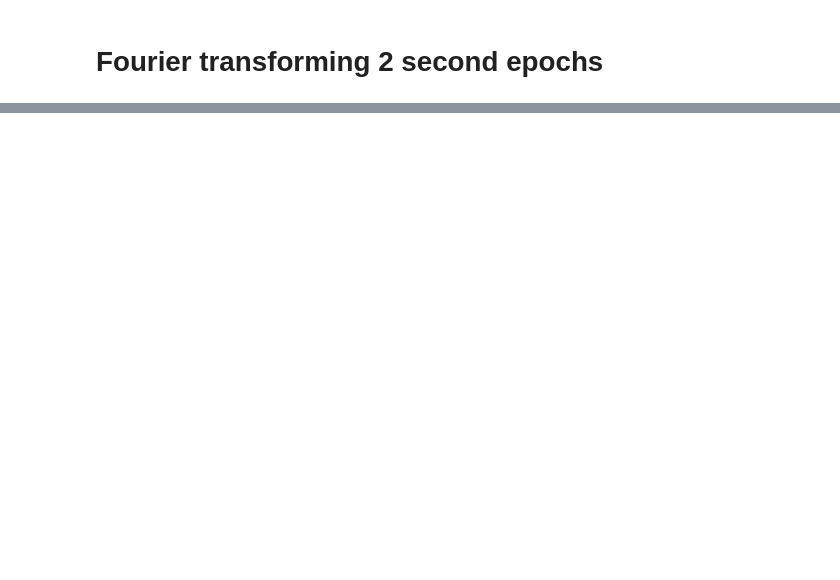
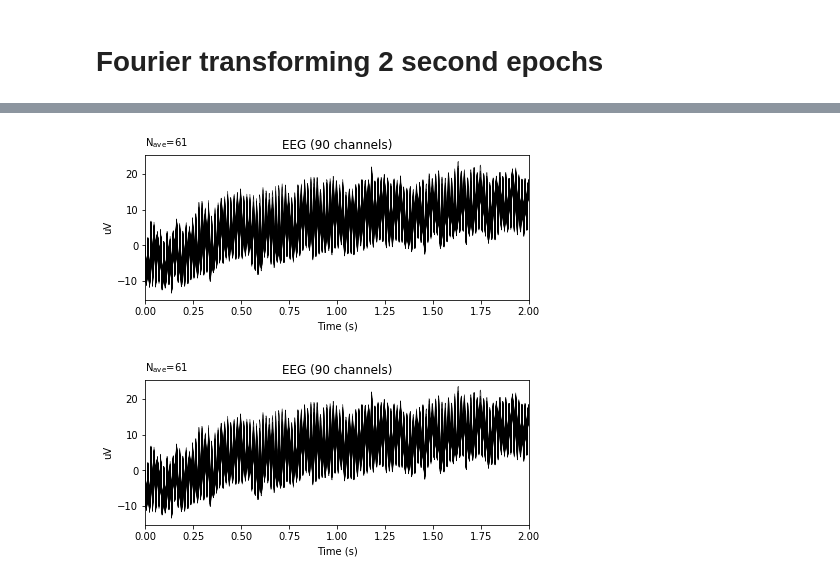
Before and after one commit to HwangLabNeuroCogDynamics/Analysis_scripts, a Jupyter notebook: CMI_data_Analysis/CMI_data_analysis.ipynb, the cells around one changed output, grey strips where cells are left out. Drawn from its saved outputs; the diff is of its cells as text; code cells hidden in the pictures; blank space fills up the shorter version.

```diff
--- a/CMI_data_Analysis/CMI_data_analysis.ipynb
+++ b/CMI_data_Analysis/CMI_data_analysis.ipynb
@@ -26,0 +106,7 @@ twoSec_EC_epoch.plot_psd_topomap(ch_type='eeg', normalize=True,cmap='inferno',ou
+# %%
+ep=twoSec_EC_epoch
+# %%
+ep.average().plot()
+# %% [output]
+[figure, added]
+[figure, added]
```
Also changed, not shown: parts of 12 cells of this notebook, 5 other files.
